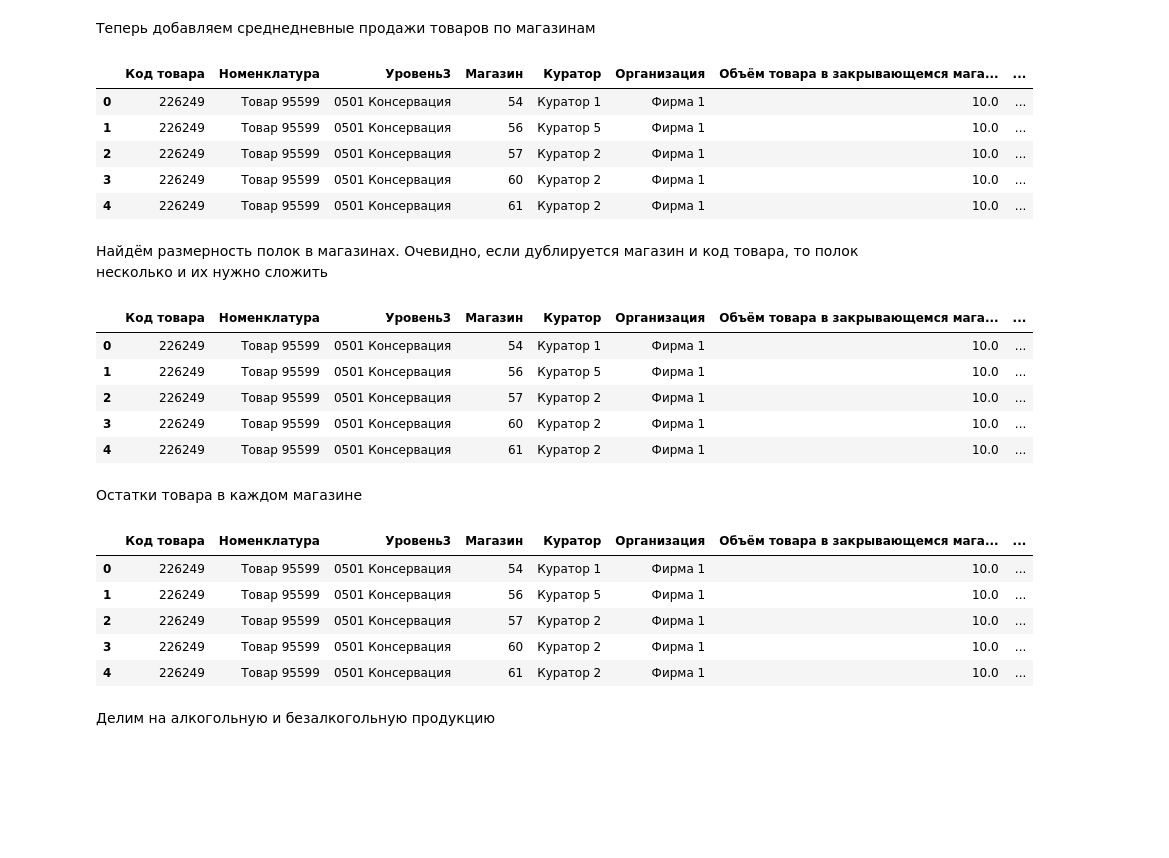
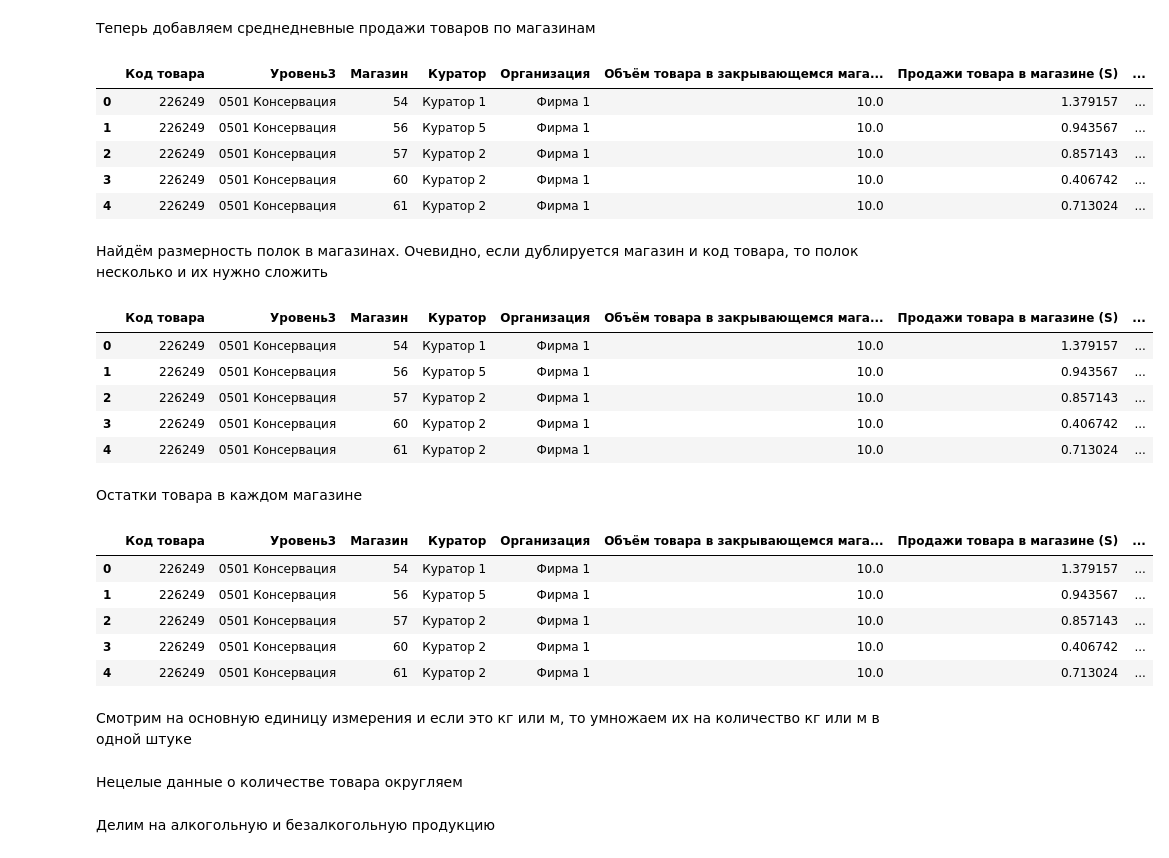
Before and after one commit to Rodeffs/Bachelor_Diploma_Project, a Jupyter notebook: datasets_filtering.ipynb, the cells around one changed output. Cells and saved outputs as stored; diff of their text form; code cells hidden in the pictures; blank space fills up the shorter version.

```diff
--- a/swarm_intelligence_distribution.ipynb
+++ b/datasets_filtering.ipynb
@@ -138,11 +142,11 @@ leftovers.head()
 Товары закрывающегося магазина
 # %%
 items = leftovers[leftovers[col_store] == closing_store]
-items = items.rename(columns={"остаток_робот" : col_vol})
+items = items.rename(columns={col_left : col_vol})
 # %% [markdown]
 Номенклатура и срок годности товаров в закрывающемся магазине
 # %%
-items = items.merge(nomenclature, left_on=col_item, right_on=col_item, how="left").filter(items=[col_item, "Номенклатура", "Уровень3", col_vol, "Срок хранения товара"])
+items = items.merge(nomenclature, left_on=col_item, right_on=col_item, how="left").filter(items=[col_item, "Уровень3", col_vol, "Срок хранения товара", col_measure])
 items["Срок хранения товара"] = items["Срок хранения товара"].fillna(0)  # на случай, если срок годности не указан, ставим 0 и считаем непортящимся
 items.head()
 # %% [output]
@@ -169,7 +173,7 @@ items.head()
 Магазины, где распределяемые товары состоят в продаже
 # %%
 potential_stores = assortment[assortment[col_store] != closing_store]
-items = items.merge(potential_stores, left_on=col_item, right_on=col_item).filter(items=[col_item, "Номенклатура", "Уровень3", col_store, col_status, col_vol])
+items = items.merge(potential_stores, left_on=col_item, right_on=col_item).filter(items=[col_item, "Уровень3", col_store, col_status, col_vol, col_measure])
 items = items[items[col_status] == "Введен"]
 items.head()
 # %% [output]
@@ -182,6 +186,6 @@ items.head()
 # %% [markdown]
 Определяем куратора и организацию этих магазинов
 # %%
-items = items.merge(stores, left_on=col_store, right_on=col_store).filter(items=[col_item, "Номенклатура", "Уровень3", col_store, "Куратор", "Организация", col_vol])
+items = items.merge(stores, left_on=col_store, right_on=col_store).filter(items=[col_item, "Уровень3", col_store, "Куратор", "Организация", col_vol, col_measure])
 items.head()
 # %% [output]
@@ -203,26 +207,26 @@ print("Организация:", closing_organization)
 # %% [markdown]
 Теперь добавляем среднедневные продажи товаров по магазинам
 # %%
-items = items.merge(sales, left_on=[col_item, col_store], right_on=[col_item, col_store]).filter(items=[col_item, "Номенклатура", "Уровень3", col_store, "Куратор", "Организация", col_vol, col_sales])
+items = items.merge(sales, left_on=[col_item, col_store], right_on=[col_item, col_store]).filter(items=[col_item, "Уровень3", col_store, "Куратор", "Организация", col_vol, col_sales, col_measure])
 items.head()
 # %% [output]
-|  | Код товара | Номенклатура | Уровень3 | Магазин | Куратор | Организация | Объём товара в закрывающемся мага... | ... |
-| 0 | 226249 | Товар 95599 | 0501 Консервация | 54 | Куратор 1 | Фирма 1 | 10.0 | ... |
-| 1 | 226249 | Товар 95599 | 0501 Консервация | 56 | Куратор 5 | Фирма 1 | 10.0 | ... |
-| 2 | 226249 | Товар 95599 | 0501 Консервация | 57 | Куратор 2 | Фирма 1 | 10.0 | ... |
-| 3 | 226249 | Товар 95599 | 0501 Консервация | 60 | Куратор 2 | Фирма 1 | 10.0 | ... |
-| 4 | 226249 | Товар 95599 | 0501 Консервация | 61 | Куратор 2 | Фирма 1 | 10.0 | ... |
+|  | Код товара | Уровень3 | Магазин | Куратор | Организация | Объём товара в закрывающемся мага... | Продажи товара в магазине (S) | ... |
+| 0 | 226249 | 0501 Консервация | 54 | Куратор 1 | Фирма 1 | 10.0 | 1.379157 | ... |
+| 1 | 226249 | 0501 Консервация | 56 | Куратор 5 | Фирма 1 | 10.0 | 0.943567 | ... |
+| 2 | 226249 | 0501 Консервация | 57 | Куратор 2 | Фирма 1 | 10.0 | 0.857143 | ... |
+| 3 | 226249 | 0501 Консервация | 60 | Куратор 2 | Фирма 1 | 10.0 | 0.406742 | ... |
+| 4 | 226249 | 0501 Консервация | 61 | Куратор 2 | Фирма 1 | 10.0 | 0.713024 | ... |
 # %% [markdown]
 Найдём размерность полок в магазинах. Очевидно, если дублируется магазин и код товара, то полок несколько и их нужно сложить
 # %%
-items = items.merge(facings, left_on=[col_item, col_store], right_on=[col_item, col_store]).filter(items=[col_item, "Номенклатура", "Уровень3", col_store, "Куратор", "Организация", col_vol, col_sales, "XFACINGS", "YFACINGS", "ZFACINGS"])
+items = items.merge(facings, left_on=[col_item, col_store], right_on=[col_item, col_store]).filter(items=[col_item, "Уровень3", col_store, "Куратор", "Организация", col_vol, col_sales, col_measure, "XFACINGS", "YFACINGS", "ZFACINGS"])
 items[["XFACINGS", "YFACINGS", "ZFACINGS"]] = items[["XFACINGS", "YFACINGS", "ZFACINGS"]].replace(0, 1)  # 0 быть не может физически, как минимум 1 предмет влезет
 items[col_maxcap] = items["XFACINGS"] * items["YFACINGS"] * items["ZFACINGS"]  # получаем максимальную вместимость
 items = items.drop(columns=["XFACINGS", "YFACINGS", "ZFACINGS"])
 
 # Сумма дублей
-duplicates = items[items.duplicated(subset=[col_item, "Номенклатура", "Уровень3", col_store, "Куратор", "Организация", col_vol, col_sales], keep=False)]
-unduplicated = duplicates.groupby([col_item, "Номенклатура", "Уровень3", col_store, "Куратор", "Организация", col_vol, col_sales], as_index=False)[col_maxcap].sum()
+duplicates = items[items.duplicated(subset=[col_item, "Уровень3", col_store, "Куратор", "Организация", col_vol, col_sales, col_measure], keep=False)]
+unduplicated = duplicates.groupby([col_item, "Уровень3", col_store, "Куратор", "Организация", col_vol, col_sales, col_measure], as_index=False)[col_maxcap].sum()
 
 # Удаляем дубликаты из исходной
 items = items.drop_duplicates(subset=[col_item, col_store], keep=False)
@@ -231,22 +235,24 @@ items = items.drop_duplicates(subset=[col_item, col_store], keep=False)
 items = pd.concat([items, unduplicated])
 items.head()
 # %% [output]
-|  | Код товара | Номенклатура | Уровень3 | Магазин | Куратор | Организация | Объём товара в закрывающемся мага... | ... |
-| 0 | 226249 | Товар 95599 | 0501 Консервация | 54 | Куратор 1 | Фирма 1 | 10.0 | ... |
-| 1 | 226249 | Товар 95599 | 0501 Консервация | 56 | Куратор 5 | Фирма 1 | 10.0 | ... |
-| 2 | 226249 | Товар 95599 | 0501 Консервация | 57 | Куратор 2 | Фирма 1 | 10.0 | ... |
-| 3 | 226249 | Товар 95599 | 0501 Консервация | 60 | Куратор 2 | Фирма 1 | 10.0 | ... |
-| 4 | 226249 | Товар 95599 | 0501 Консервация | 61 | Куратор 2 | Фирма 1 | 10.0 | ... |
+|  | Код товара | Уровень3 | Магазин | Куратор | Организация | Объём товара в закрывающемся мага... | Продажи товара в магазине (S) | ... |
+| 0 | 226249 | 0501 Консервация | 54 | Куратор 1 | Фирма 1 | 10.0 | 1.379157 | ... |
+| 1 | 226249 | 0501 Консервация | 56 | Куратор 5 | Фирма 1 | 10.0 | 0.943567 | ... |
+| 2 | 226249 | 0501 Консервация | 57 | Куратор 2 | Фирма 1 | 10.0 | 0.857143 | ... |
+| 3 | 226249 | 0501 Консервация | 60 | Куратор 2 | Фирма 1 | 10.0 | 0.406742 | ... |
+| 4 | 226249 | 0501 Консервация | 61 | Куратор 2 | Фирма 1 | 10.0 | 0.713024 | ... |
 # %% [markdown]
 Остатки товара в каждом магазине
 # %%
-items = items.merge(leftovers, left_on=[col_item, col_store], right_on=[col_item, col_store]).filter(items=[col_item, "Номенклатура", "Уровень3", col_store, "Куратор", "Организация", col_vol, col_sales, col_maxcap, "остаток_робот"])
-items = items.rename(columns={"остаток_робот" : col_remain})
+items = items.merge(leftovers, left_on=[col_item, col_store], right_on=[col_item, col_store]).filter(items=[col_item, "Уровень3", col_store, "Куратор", "Организация", col_vol, col_sales, col_maxcap, col_left, col_measure])
+items = items.rename(columns={col_left : col_remain})
 items.head()
 # %% [output]
-|  | Код товара | Номенклатура | Уровень3 | Магазин | Куратор | Организация | Объём товара в закрывающемся мага... | ... |
-| 0 | 226249 | Товар 95599 | 0501 Консервация | 54 | Куратор 1 | Фирма 1 | 10.0 | ... |
-| 1 | 226249 | Товар 95599 | 0501 Консервация | 56 | Куратор 5 | Фирма 1 | 10.0 | ... |
-| 2 | 226249 | Товар 95599 | 0501 Консервация | 57 | Куратор 2 | Фирма 1 | 10.0 | ... |
-| 3 | 226249 | Товар 95599 | 0501 Консервация | 60 | Куратор 2 | Фирма 1 | 10.0 | ... |
-| 4 | 226249 | Товар 95599 | 0501 Консервация | 61 | Куратор 2 | Фирма 1 | 10.0 | ... |
+|  | Код товара | Уровень3 | Магазин | Куратор | Организация | Объём товара в закрывающемся мага... | Продажи товара в магазине (S) | ... |
+| 0 | 226249 | 0501 Консервация | 54 | Куратор 1 | Фирма 1 | 10.0 | 1.379157 | ... |
+| 1 | 226249 | 0501 Консервация | 56 | Куратор 5 | Фирма 1 | 10.0 | 0.943567 | ... |
+| 2 | 226249 | 0501 Консервация | 57 | Куратор 2 | Фирма 1 | 10.0 | 0.857143 | ... |
+| 3 | 226249 | 0501 Консервация | 60 | Куратор 2 | Фирма 1 | 10.0 | 0.406742 | ... |
+| 4 | 226249 | 0501 Консервация | 61 | Куратор 2 | Фирма 1 | 10.0 | 0.713024 | ... |
+# %% [markdown]
+Смотрим на основную единицу измерения и если это кг или м, то умножаем их на количество кг или м в одной штуке
@@ -252,0 +262,2 @@ items.head()
+# %% [markdown]
+Нецелые данные о количестве товара округляем
```
Also changed, not shown: parts of 25 cells of this notebook, 1 other file.
